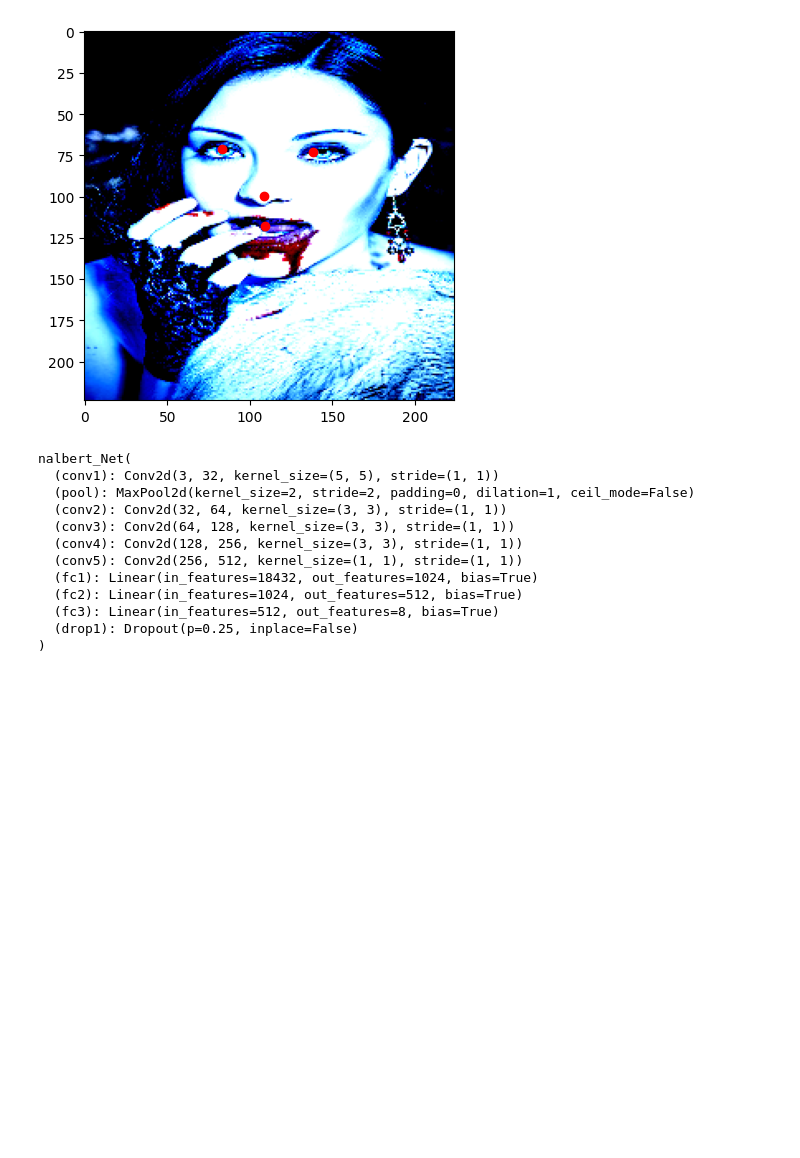
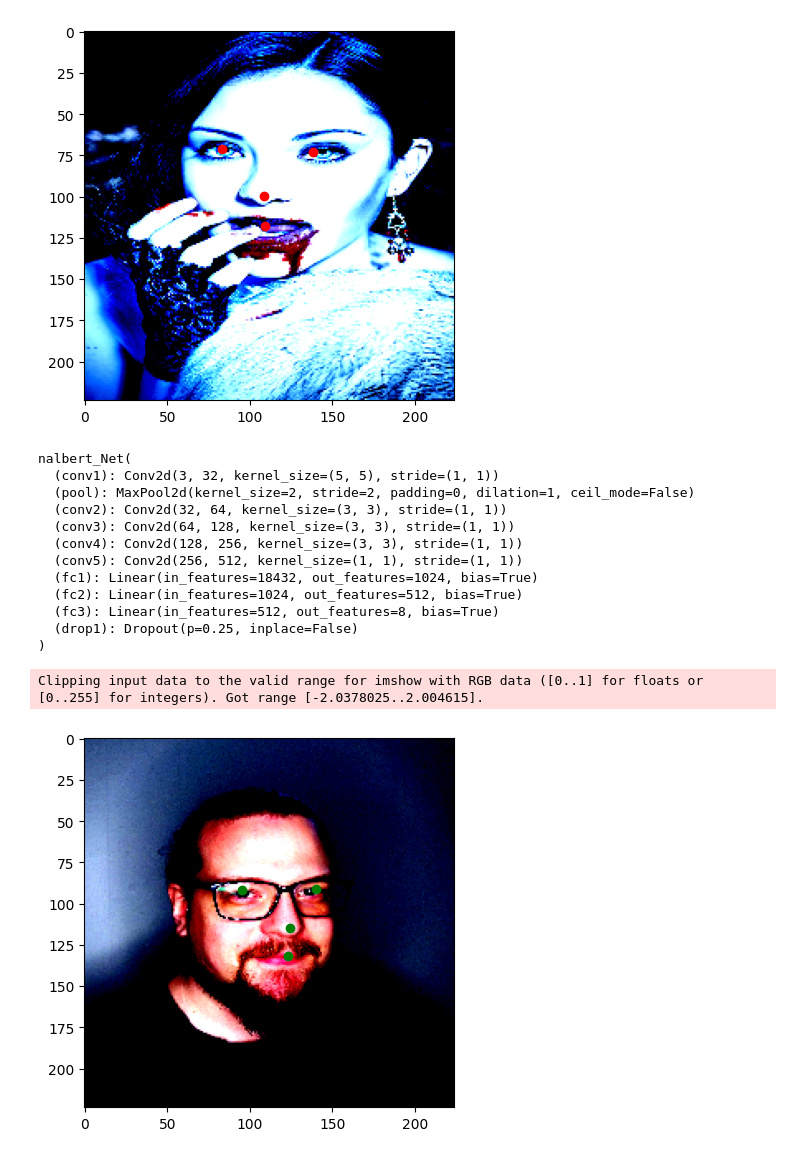
Before and after one commit to Zeepat/face-keypoint-detection, a Jupyter notebook: train.ipynb, the cells around one changed output. Saved outputs shown, nothing was run; the diff lists cells and outputs as text; code cells hidden in the pictures; blank space fills up the shorter version.

```diff
--- a/train.ipynb
+++ b/train.ipynb
@@ -231,3 +224,30 @@ nalbert_Net(
   (fc3): Linear(in_features=512, out_features=8, bias=True)
   (drop1): Dropout(p=0.25, inplace=False)
 )
+# %%
+from utils import gpu_transform
+
+# load test_pic
+test_pic = "data/isak.jpg"
+
+
+test_image = plt.imread(test_pic)
+test_image = gpu_transform(test_image, "cuda").unsqueeze(0).to(device)
+
+with torch.no_grad():
+    pred_keypoints = model(test_image)
+
+pred_keypoints_np = pred_keypoints.cpu().numpy().reshape(-1, 2)
+pred_keypoints_np[:, 0] *= test_image.shape[3]
+pred_keypoints_np[:, 1] *= test_image.shape[2]
+
+fig, ax = plt.subplots(1)
+ax.imshow(test_image.cpu().squeeze().permute(1, 2, 0))
+
+for (x, y) in pred_keypoints_np:
+    ax.plot(x, y, 'go')
+
+plt.show()
+# %% [output]
+Clipping input data to the valid range for imshow with RGB data ([0..1] for floats or [0..255] for integers). Got range [-2.0378025..2.004615].
+[figure, added]
```
Also changed, not shown: parts of 1 cell of this notebook.
